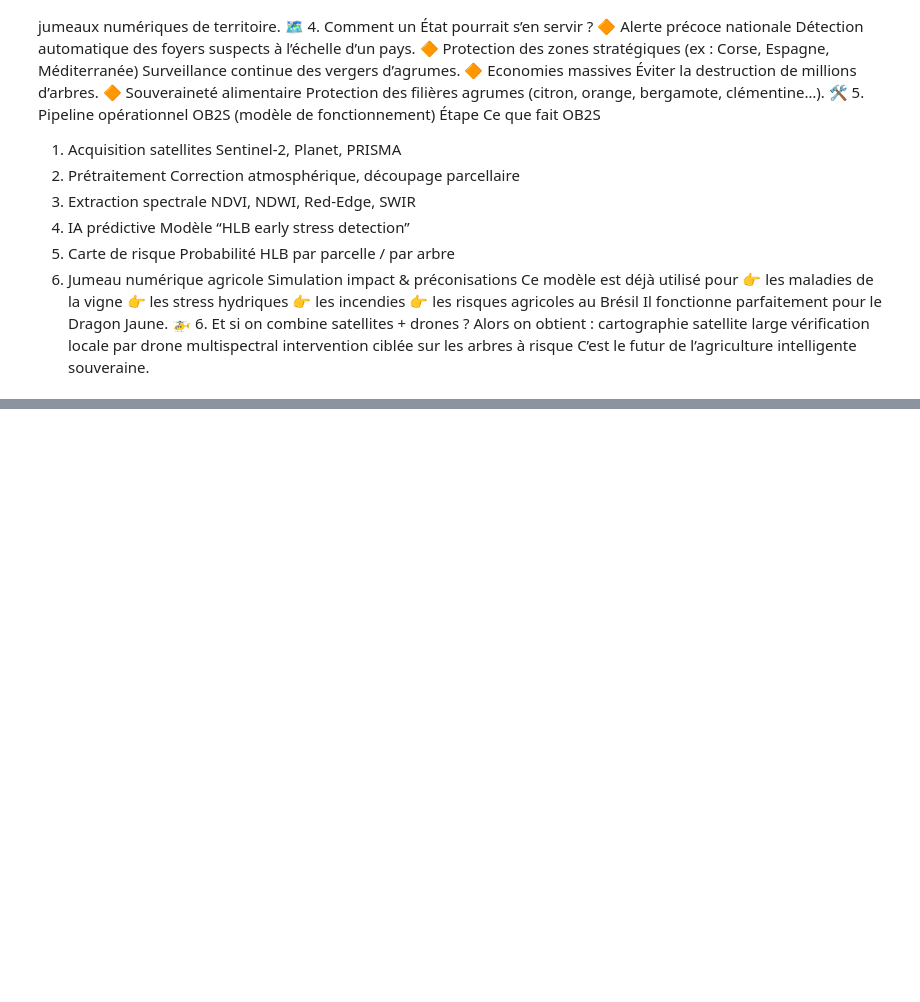
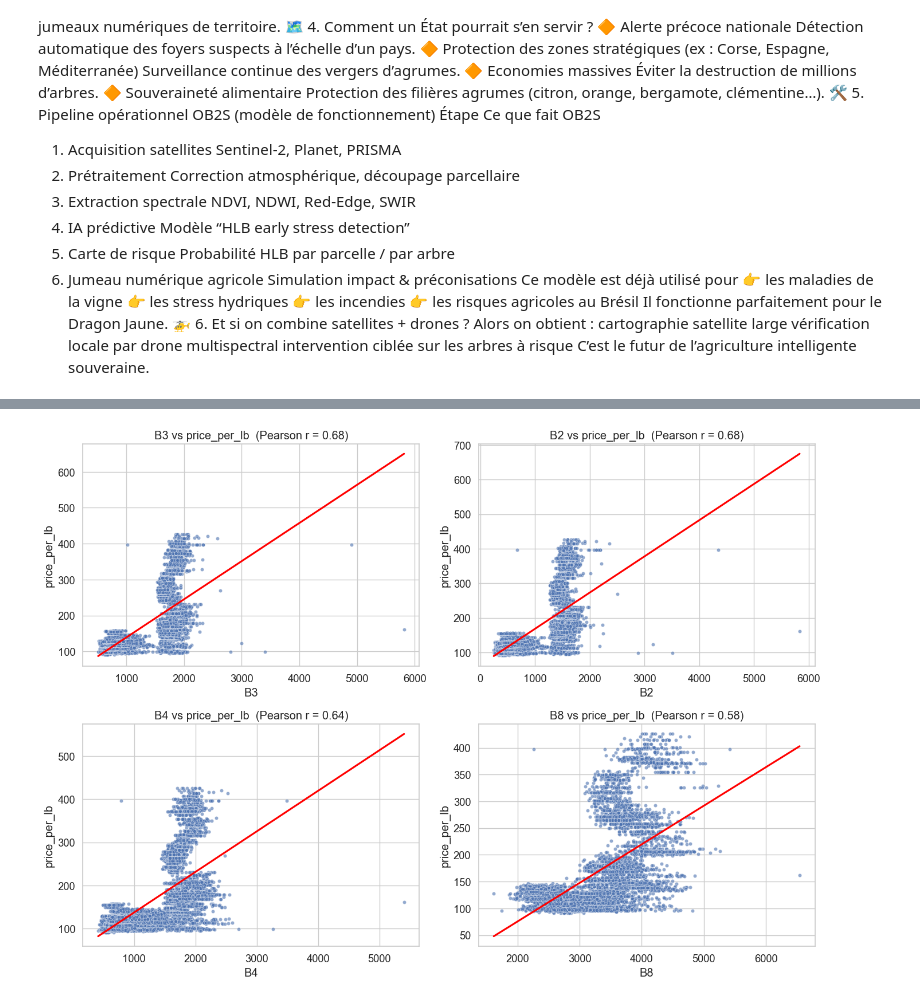
Before and after one commit to zomboky/PMI, a Jupyter notebook: sort_data.ipynb, the cells around one changed output, grey strips where cells are left out. Drawn from its saved outputs; the diff is of its cells as text; code cells hidden in the pictures; blank space fills up the shorter version.

Commit message:
ajout des dernieres notes

```diff
--- a/sort_data.ipynb
+++ b/sort_data.ipynb
@@ -375,0 +401,9 @@ C’est le futur de l’agriculture intelligente souveraine.
+# %%
+# Associer le prix du jus d'orange à chaque date du DataFrame df
+# On suppose que df['datetime'] et orange_df['date'] sont des datetime compatibles
+
+# Fusionner sur la date (left join pour garder toutes les lignes de df)
+df_merged = df_clean.merge(orange_df[['date', 'price_per_lb']], left_on='datetime', right_on='date', how='left')
+
+# Supprimer la colonne 'date' ajoutée par la fusion si inutile
+df_merged = df_merged.drop(columns=['date'])
@@ -375,0 +425,8 @@ C’est le futur de l’agriculture intelligente souveraine.
+# %%
+# Supprimer les lignes contenant des NaN dans df_merged (remplace la variable)
+df_merged.dropna(inplace=True)
+df_merged = df_merged.reset_index(drop=True)
+
+# Vérification rapide
+print("Shape après suppression des NaN :", df_merged.shape)
+print(df_merged.isna().sum())
@@ -375,0 +475,33 @@ C’est le futur de l’agriculture intelligente souveraine.
+# %%
+# Tracer price_per_lb en fonction des bandes spectrales B3, B2, B4, B8
+# Utilise df_merged déjà présent dans le notebook (après nettoyage et fusion)
+
+bands = ['B3', 'B2', 'B4', 'B8']
+
+fig, axes = plt.subplots(2, 2, figsize=(14, 10))
+axes = axes.ravel()
+
+for i, band in enumerate(bands):
+    ax = axes[i]
+    # Scatter
+    sns.scatterplot(x=band, y='price_per_lb', data=df_merged, ax=ax, s=20, alpha=0.6)
+    # Régression linéaire pour visualiser la tendance
+    try:
+        sns.regplot(x=band, y='price_per_lb', data=df_merged, ax=ax, scatter=False, color='red', ci=None)
+    except Exception:
+        pass  # si regplot pose problème, on continue juste avec le scatter
+
+    # Calculer et afficher la corrélation de Pearson
+    if band in df_merged.columns and 'price_per_lb' in df_merged.columns:
+        corr = df_merged[band].corr(df_merged['price_per_lb'])
+        ax.set_title(f"{band} vs price_per_lb  (Pearson r = {corr:.2f})")
+    else:
+        ax.set_title(f"{band} vs price_per_lb")
+
+    ax.set_xlabel(band)
+    ax.set_ylabel('price_per_lb')
+
+plt.tight_layout()
+plt.show()
+# %% [output]
+[figure, added]
```
Also changed, not shown: parts of 6 cells of this notebook.
